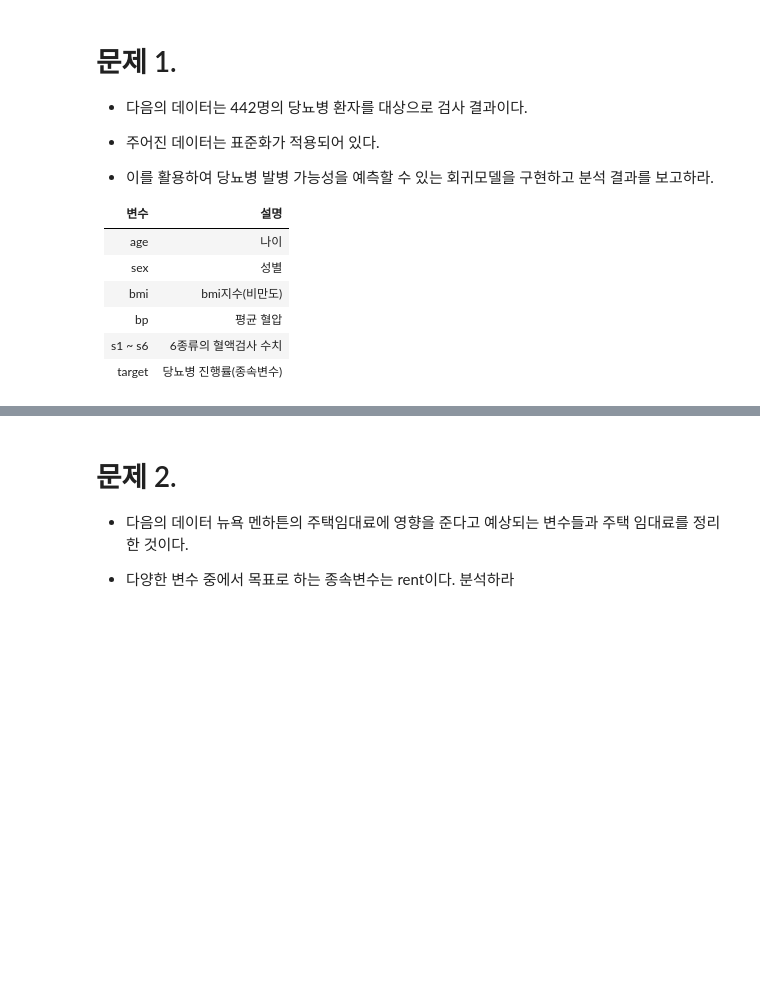
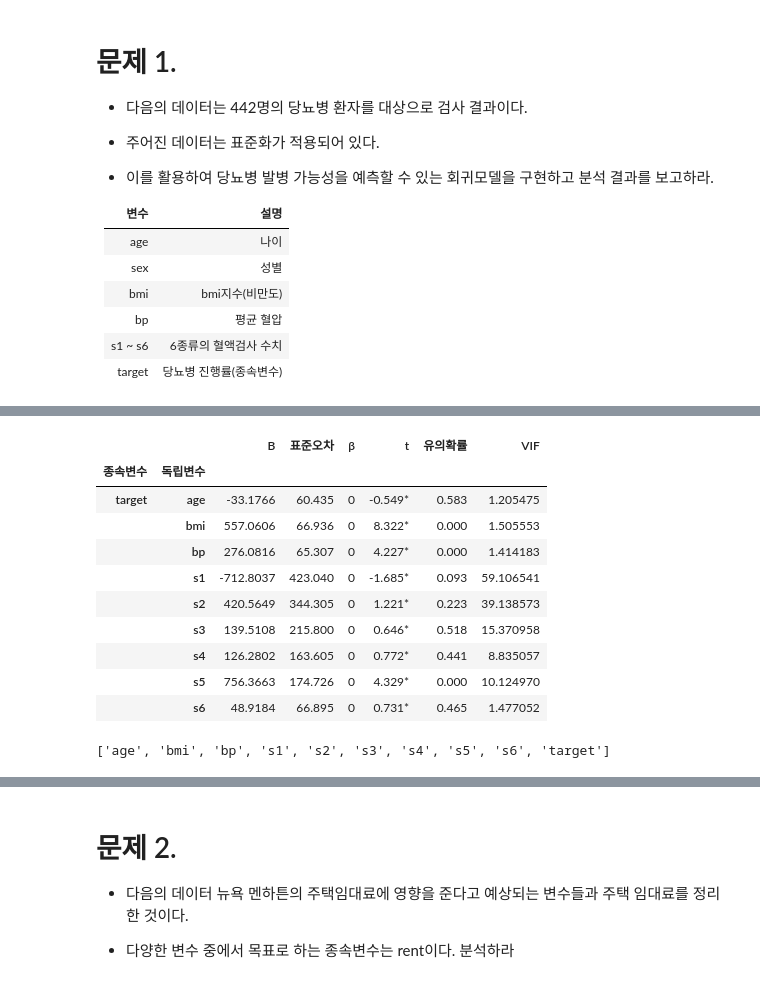
Before and after one commit to MDBluequasar/BigdatamegaIT, a Jupyter notebook: 수업내용/E_확증적_데이터_분석(CDA)/04_회귀분석/연습문제(2)_나의_풀이.ipynb, the cells around one changed output, grey strips where cells are left out. Cells and saved outputs as stored; diff of their text form; code cells hidden in the pictures; blank space fills up the shorter version.

```diff
--- a/수업내용/E_확증적_데이터_분석(CDA)/04_회귀분석/연습문제(2)_나의_풀이.ipynb
+++ b/수업내용/E_확증적_데이터_분석(CDA)/04_회귀분석/연습문제(2)_나의_풀이.ipynb
@@ -92,2 +92,20 @@ OLS Regression Results
 Notes:
 [1] Standard Errors assume that the covariance matrix of the errors is correctly specified.
+# %%
+table
+# %% [output]
+|  |  | B | 표준오차 | β | t | 유의확률 | VIF |
+| 종속변수 | 독립변수 |  |  |  |  |  |  |
+| target | age | -33.1766 | 60.435 | 0 | -0.549* | 0.583 | 1.205475 |
+|  | bmi | 557.0606 | 66.936 | 0 | 8.322* | 0.000 | 1.505553 |
+|  | bp | 276.0816 | 65.307 | 0 | 4.227* | 0.000 | 1.414183 |
+|  | s1 | -712.8037 | 423.040 | 0 | -1.685* | 0.093 | 59.106541 |
+|  | s2 | 420.5649 | 344.305 | 0 | 1.221* | 0.223 | 39.138573 |
+|  | s3 | 139.5108 | 215.800 | 0 | 0.646* | 0.518 | 15.370958 |
+|  | s4 | 126.2802 | 163.605 | 0 | 0.772* | 0.441 | 8.835057 |
+|  | s5 | 756.3663 | 174.726 | 0 | 4.329* | 0.000 | 10.124970 |
+|  | s6 | 48.9184 | 66.895 | 0 | 0.731* | 0.465 | 1.477052 |
+# %%
+model2, fit2, summary2, table2, result2, goodness2, varstr2 = ext_ols(df, x = "age,bmi,bp,s6".split(","), y = "target")
+# %% [output]
+['age', 'bmi', 'bp', 's1', 's2', 's3', 's4', 's5', 's6', 'target']
```
Also changed, not shown: parts of 6 cells of this notebook, 7 other files.
